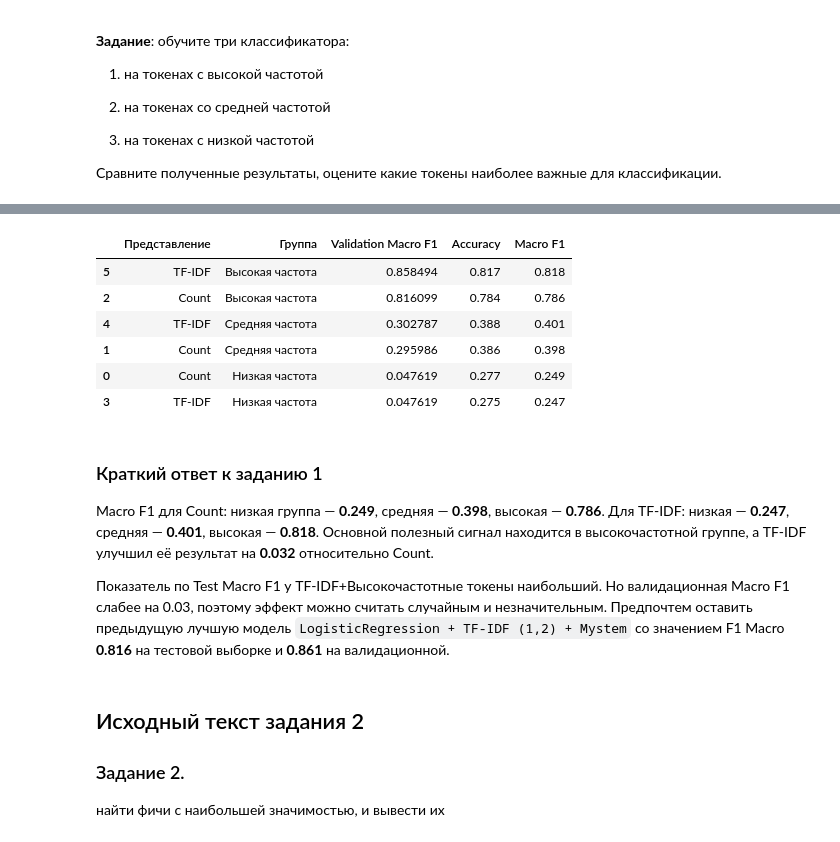
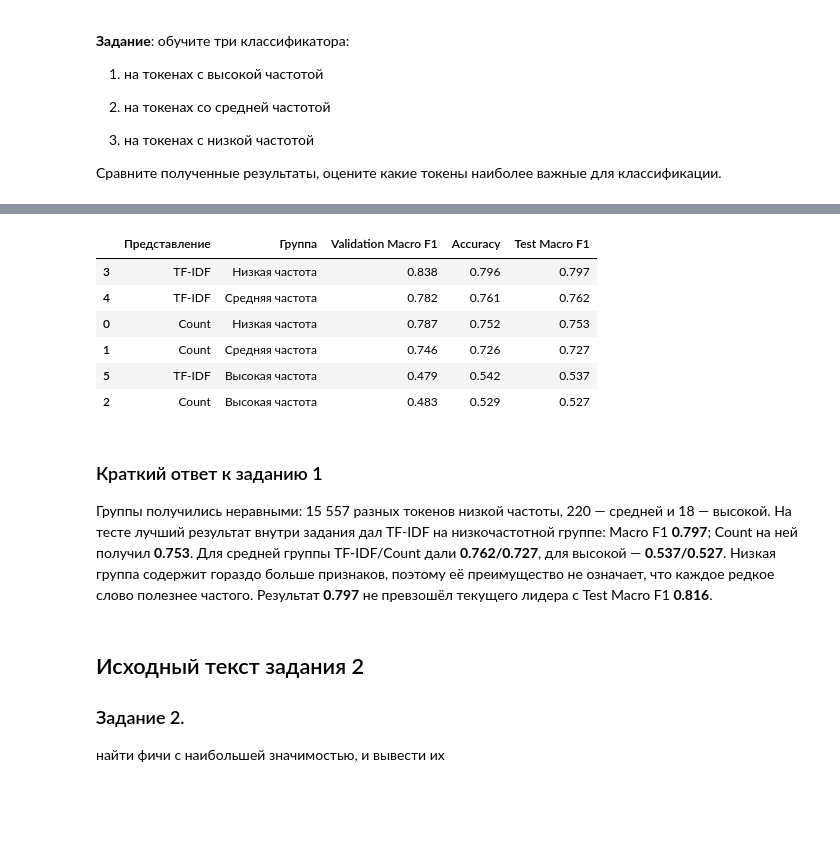
Before and after one commit to tixomirof/mo3_team_colabs, a Jupyter notebook: labs/Lab01_Sem2_resumes.ipynb, the cells around one changed output, grey strips where cells are left out. Drawn from its saved outputs; the diff is of its cells as text; code cells hidden in the pictures; blank space fills up the shorter version.

```diff
--- a/labs/Lab01_Sem2_resumes.ipynb
+++ b/labs/Lab01_Sem2_resumes.ipynb
@@ -1169,15 +1196,21 @@ for representation_name, vectorizer_class in {
     "TF-IDF": TfidfVectorizer,
 }.items():
     for band_name, vocabulary in band_vocabularies.items():
-        parameters = {
-            "vocabulary": vocabulary,
+        common_parameters = {
             "tokenizer": str.split,
             "token_pattern": None,
             "lowercase": False,
         }
+        validation_parameters = {
+            **common_parameters,
+            "vocabulary": validation_band_vocabularies[band_name],
+        }
+        full_parameters = {**common_parameters, "vocabulary": vocabulary}
         if representation_name == "TF-IDF":
-            parameters["sublinear_tf"] = True
-        validation_vectorizer = vectorizer_class(**parameters)
+            validation_parameters["sublinear_tf"] = True
+            full_parameters["sublinear_tf"] = True
+
+        validation_vectorizer = vectorizer_class(**validation_parameters)
         validation_fit = validation_vectorizer.fit_transform(
             x_model_fit_processed
         )
@@ -1192,56 +1225,63 @@ for representation_name, vectorizer_class in {
         validation_f1 = f1_score(
             y_model_valid, validation_prediction, average="macro"
         )
-        vectorizer = vectorizer_class(**parameters)
+
+        vectorizer = vectorizer_class(**full_parameters)
         train_matrix = vectorizer.fit_transform(x_train_processed)
         test_matrix = vectorizer.transform(x_test_processed)
         model = LogisticRegression(max_iter=1000, random_state=RANDOM_STATE)
         model.fit(train_matrix, y_train)
         prediction = model.predict(test_matrix)
         test_f1 = f1_score(y_test, prediction, average="macro")
         if is_record_candidate(validation_f1):
             register_tested_candidate(
                 "LogisticRegression",
                 f"{representation_name}, {band_name.lower()}, Mystem",
                 validation_f1, test_f1,
             )
         frequency_models[(representation_name, band_name)] = (
             vectorizer, model, prediction
         )
         frequency_results.append(
             {
                 "Представление": representation_name,
                 "Группа": band_name,
                 "Validation Macro F1": validation_f1,
                 "Accuracy": accuracy_score(y_test, prediction),
-                "Macro F1": test_f1,
+                "Test Macro F1": test_f1,
             }
         )
+
 frequency_results_df = pd.DataFrame(frequency_results).sort_values(
-    "Macro F1", ascending=False
+    "Test Macro F1", ascending=False
 )
 display(
     frequency_results_df.style.format(
-        {"Accuracy": "{:.3f}", "Macro F1": "{:.3f}"}
+        {
+            "Validation Macro F1": "{:.3f}",
+            "Accuracy": "{:.3f}",
+            "Test Macro F1": "{:.3f}",
+        }
     )
 )
 # %% [output]
-|  | Представление | Группа | Validation Macro F1 | Accuracy | Macro F1 |
-| 5 | TF-IDF | Высокая частота | 0.858494 | 0.817 | 0.818 |
-| 2 | Count | Высокая частота | 0.816099 | 0.784 | 0.786 |
-| 4 | TF-IDF | Средняя частота | 0.302787 | 0.388 | 0.401 |
-| 1 | Count | Средняя частота | 0.295986 | 0.386 | 0.398 |
-| 0 | Count | Низкая частота | 0.047619 | 0.277 | 0.249 |
-| 3 | TF-IDF | Низкая частота | 0.047619 | 0.275 | 0.247 |
+|  | Представление | Группа | Validation Macro F1 | Accuracy | Test Macro F1 |
+| 3 | TF-IDF | Низкая частота | 0.838 | 0.796 | 0.797 |
+| 4 | TF-IDF | Средняя частота | 0.782 | 0.761 | 0.762 |
+| 0 | Count | Низкая частота | 0.787 | 0.752 | 0.753 |
+| 1 | Count | Средняя частота | 0.746 | 0.726 | 0.727 |
+| 5 | TF-IDF | Высокая частота | 0.479 | 0.542 | 0.537 |
+| 2 | Count | Высокая частота | 0.483 | 0.529 | 0.527 |
 # %% [markdown]
 ### Краткий ответ к заданию 1
 
-Macro F1 для Count: низкая группа — **0.249**, средняя — **0.398**, высокая —
-**0.786**. Для TF-IDF: низкая — **0.247**, средняя — **0.401**, высокая —
-**0.818**. Основной полезный сигнал находится в высокочастотной группе, а
-TF-IDF улучшил её результат на **0.032** относительно Count.
-
-Показатель по Test Macro F1 у TF-IDF+Высокочастотные токены наибольший. Но валидационная Macro F1 слабее на 0.03, поэтому эффект можно считать случайным и незначительным. Предпочтем оставить предыдущую лучшую модель `LogisticRegression + TF-IDF (1,2) + Mystem` со значением F1 Macro **0.816** на тестовой выборке и **0.861** на валидационной.
+Группы получились неравными: 15 557 разных токенов низкой частоты, 220 —
+средней и 18 — высокой. На тесте лучший результат внутри задания дал TF-IDF
+на низкочастотной группе: Macro F1 **0.797**; Count на ней получил **0.753**.
+Для средней группы TF-IDF/Count дали **0.762/0.727**, для высокой —
+**0.537/0.527**. Низкая группа содержит гораздо больше признаков, поэтому
+её преимущество не означает, что каждое редкое слово полезнее частого.
+Результат **0.797** не превзошёл текущего лидера с Test Macro F1 **0.816**.
 # %% [markdown]
 ## Исходный текст задания 2
 
```
Also changed, not shown: parts of 5 cells of this notebook.
